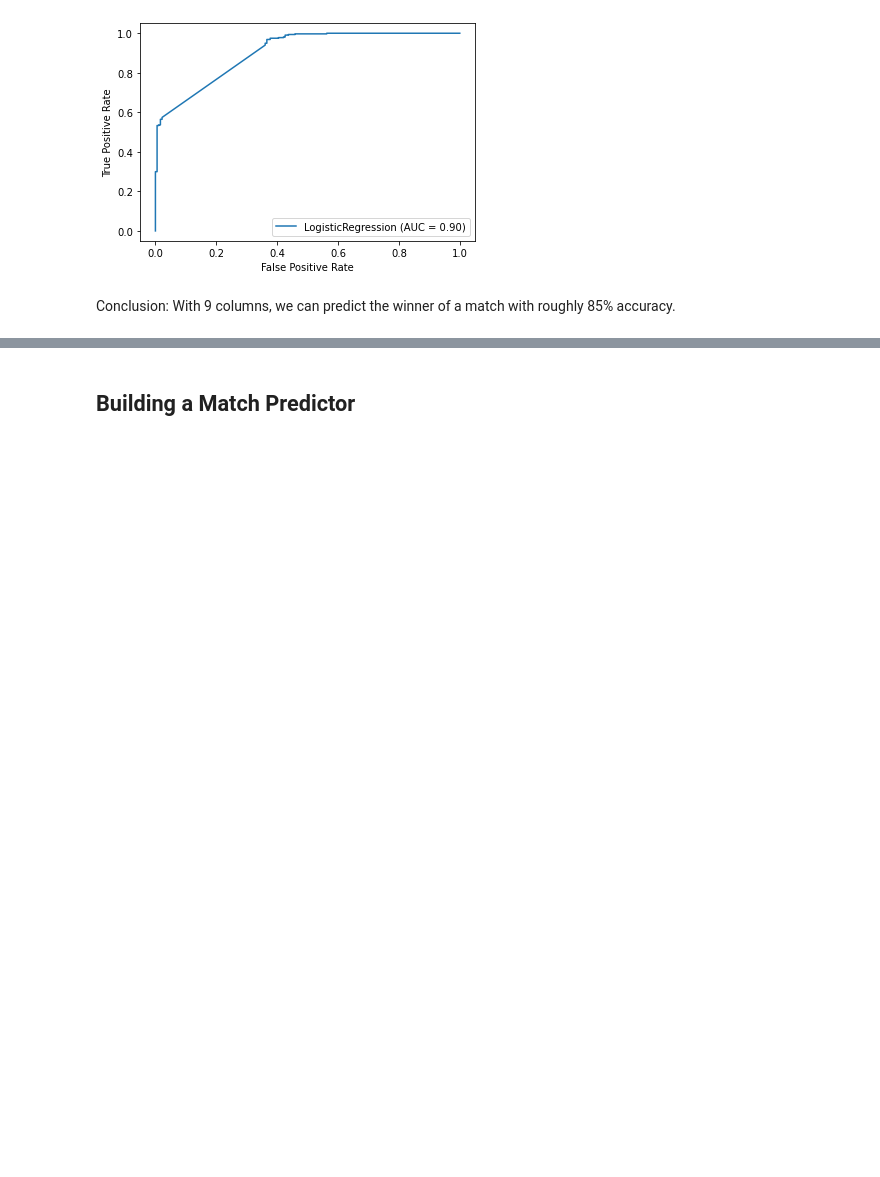
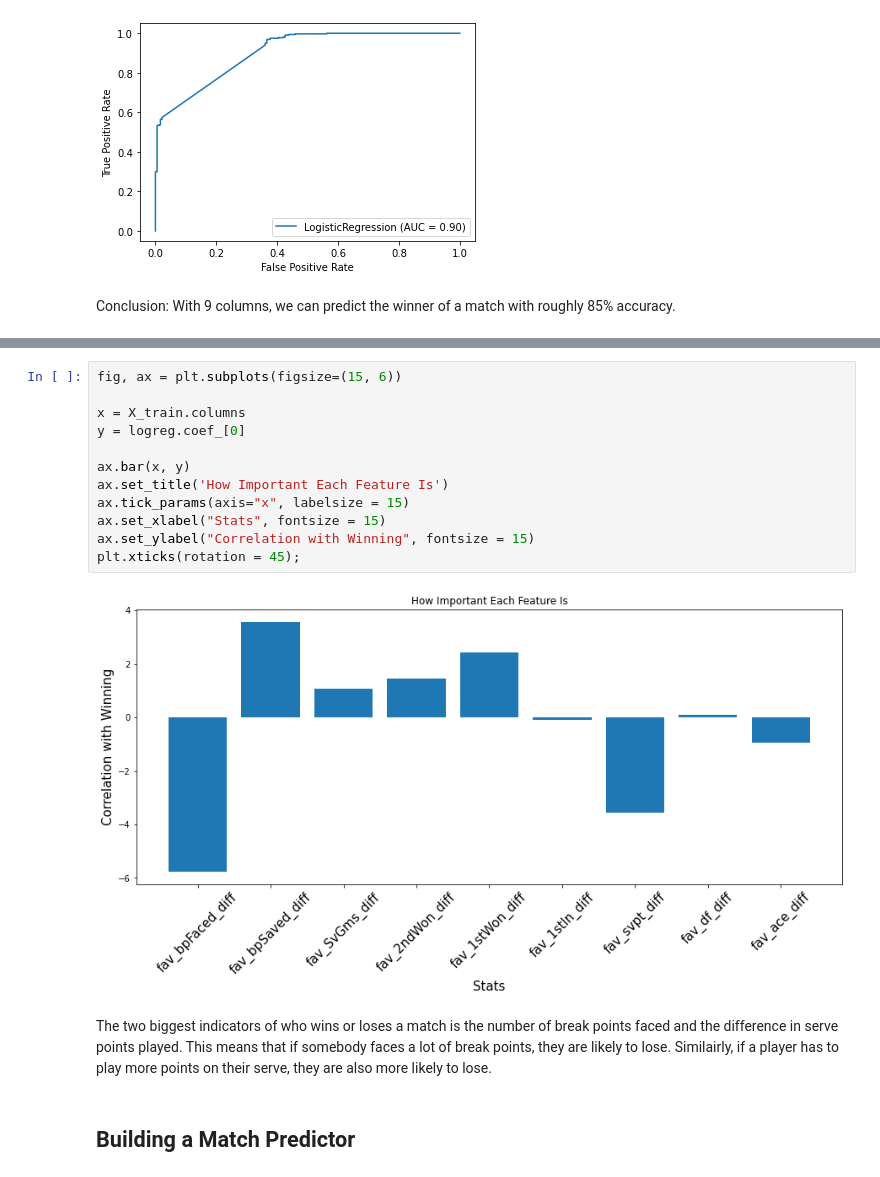
Before and after one commit to elingles1/ATP_Predictions, a Jupyter notebook: Final Notebook.ipynb, the cells around one changed output, grey strips where cells are left out. Drawn from its saved outputs; the diff is of its cells as text; blank space fills up the shorter version.

```diff
--- a/Final Notebook.ipynb
+++ b/Final Notebook.ipynb
@@ -583,3 +604,19 @@ Conclusion: With 9 columns, we can predict the winner of a match with roughly 85
+# %%
+fig, ax = plt.subplots(figsize=(15, 6))
+
+x = X_train.columns
+y = logreg.coef_[0]
+
+ax.bar(x, y)
+ax.set_title('How Important Each Feature Is')
+ax.tick_params(axis="x", labelsize = 15)
+ax.set_xlabel("Stats", fontsize = 15)
+ax.set_ylabel("Correlation with Winning", fontsize = 15)
+plt.xticks(rotation = 45);
+# %% [output]
+[figure, added]
+# %% [markdown]
+The two biggest indicators of who wins or loses a match is the number of break points faced and the difference in serve points played. This means that if somebody faces a lot of break points, they are likely to lose. Similairly, if a player has to play more points on their serve, they are also more likely to lose.
 # %% [markdown]
 ## Building a Match Predictor
 # %% [markdown]
```
Also changed, not shown: parts of 25 cells of this notebook.
